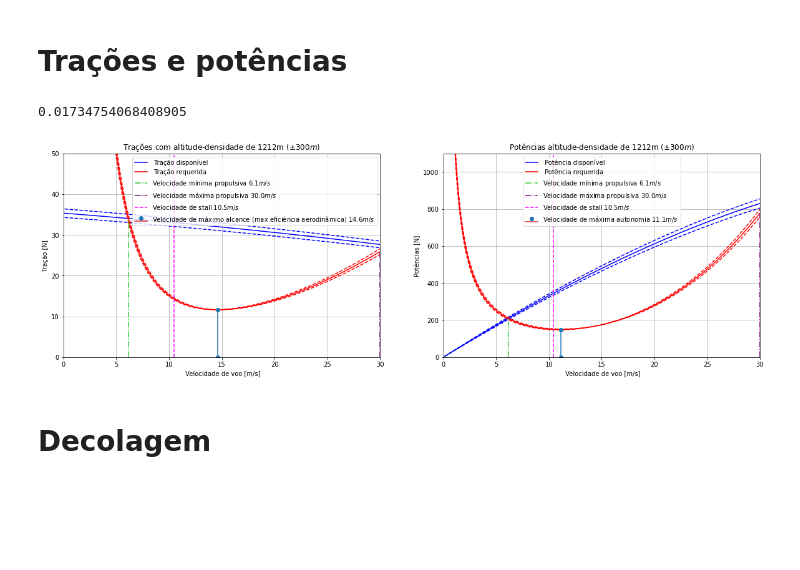
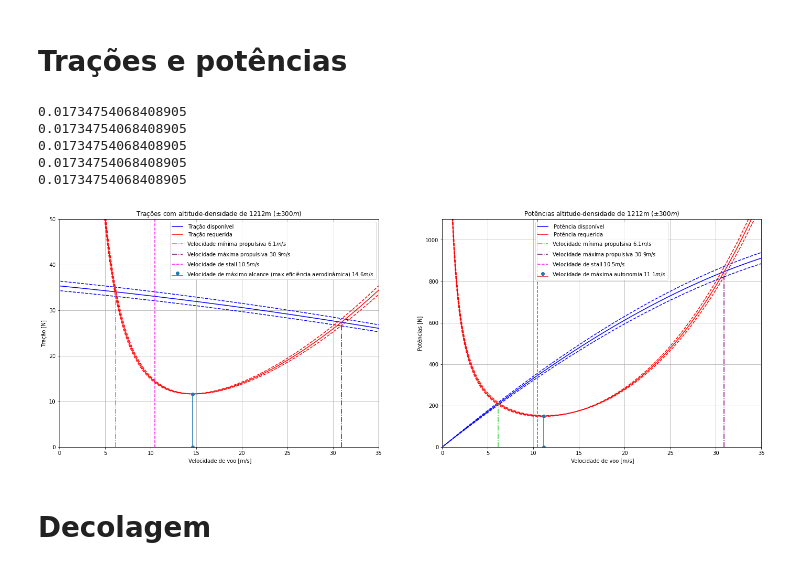
Before and after one commit to Chabole/Python, a Jupyter notebook: Projeto Zebra/Resumo_desempenho.ipynb, the cells around one changed output. Cells and saved outputs as stored; diff of their text form; code cells hidden in the pictures; blank space fills up the shorter version.

```diff
--- a/Projeto Zebra/Resumo_desempenho.ipynb
+++ b/Projeto Zebra/Resumo_desempenho.ipynb
@@ -3,3 +12,16 @@
+# %%
+Zb = Airplane(S=0.938, Af=0.8, CLmax= 1.523, CLn=1.061, Swet=7)
+
+Zb1 = Airplane(CLn=1.061, CLmax=1.523)
+Zb2 = Airplane(CLn=1.061, CLmax=1.523, Load= 6.5)  #Constrói os objetos
+Zb3 = Airplane(CLn=1.061, CLmax=1.523, Load= 7.5)
+Zb4 = Airplane(CLn=1.75, CLmax=2.26, Load=6.5)
+# %% [output]
+0.01734754068408905
+0.01734754068408905
+0.01734754068408905
+0.01734754068408905
+0.01734754068408905
 # %%
 """
 Created on Tue Apr  6 15:37:52 2021
@@ -16,18 +38,9 @@ figura 2 - Potência diponível e requeridas
             - Fixo 1212m variando + - 300m
             - Mostrando a velocidade min, max, stall e max autonomia.
 """
-from ZebraLib.zebralib.zebraperformance import Airplane # Só a classe
-from ZebraLib.zebralib.zebraperformance import *        # Tudo
-from ZebraLib.zebralib import zebraperformance as zp
-import numpy as np
-import matplotlib.pyplot as plt
-import seaborn as sns
-import pandas as pd
-
-Zb = Airplane(S=0.938, Af=0.8, CLmax= 1.523, CLn=1.061, Swet=7)
 
 #mais elementos melhor para o método find_match
-V = np.linspace(0.1, 30, 1000)
+V = np.linspace(0.1, 35, 1000)
 rho = np.array( (1.1212, 1.0886542, 1.05678))
 
 Trac_Av0 = Zb.trac_Available(V, rho[0])
@@ -48,7 +61,7 @@ pot_Req2 = Zb.pot_Req(V, rho[2])
 
 # ==========================================     FIGURA 1      ==============================================
 
-fig, ax = plt.subplots(figsize=(20, 6),nrows=1, ncols=2)
+fig, ax = plt.subplots(figsize=(24, 8),nrows=1, ncols=2)
 
 ax[0].set(title=f'Trações com altitude-densidade de {round(zp.alt2rho(rho=rho[1]))}m ($\pm 300 m)$', xlabel=' Velocidade de voo [m/s]',
           ylabel=' Tração [N] ')
@@ -82,7 +95,7 @@ ax[0].stem([V[Maxalc_index]]*2, [0, Trac_Req1[Maxalc_index]],
         label=f'Velocidade de máximo alcance (max eficiência aerodinâmica) ${round(min(V[Maxalc_index]),1)}m/s$')
 
 ax[0].set_ylim(0,50)
-ax[0].set_xlim(0,30)
+ax[0].set_xlim(0,35)
 
 ax[0].legend()
 ax[0].grid()
@@ -95,36 +108,35 @@ ax[1].set(title=f'Potências altitude-densidade de {round(zp.alt2rho(rho=rho[1])
           ylabel=' Potências [N] ')
 
 ax[1].plot(V, pot_Av0, 'b--')
 ax[1].plot(V, pot_Av1, color= 'b', label= ' Potência disponível ')
 ax[1].plot(V, pot_Av2, 'b--')
 
 ax[1].plot(V, pot_Req0, 'r--')
 ax[1].plot(V, pot_Req1, color= 'r',label= ' Potência requerida ')
 ax[1].plot(V, pot_Req2, 'r--')
 
 ax[1].plot([V[Vmin_index]]*2,[0, pot_Req1[Vmin_index]] ,
         linestyle='dashdot', color='limegreen',
         label= f'Velocidade mínima propulsiva ${round(V[Vmin_index],1)}m/s$')
 
 ax[1].plot([V[Vmax_index]]*2, [0, pot_Req1[Vmax_index]] ,
         linestyle='dashdot', color='purple',
         label= f'Velocidade máxima propulsiva ${round(V[Vmax_index],1)}m/s$')
 
 ax[1].plot([Zb.Vstall]*2, [0, 1100], linestyle='--', color='magenta', label= f'Velocidade de stall ${round(Zb.Vstall,1)}m/s$')
 
 MaxAuto_index = np.where(pot_Req1 == min(pot_Req1))
 
 ax[1].stem([V[MaxAuto_index]]*2, [0, pot_Req1[MaxAuto_index]],
         label=f'Velocidade de máxima autonomia ${round(min(V[MaxAuto_index]),1)}m/s$')
 
 ax[1].set_ylim(0,1100)
-ax[1].set_xlim(0,30)
+ax[1].set_xlim(0,35)
 
 ax[1].legend()
 ax[1].grid()
 # %% [output]
-0.01734754068408905
-[figure, old version]
+[figure, new version]
 # %% [markdown]
 # Decolagem
 # %% [markdown]
```
Also changed, not shown: parts of 17 cells of this notebook.
